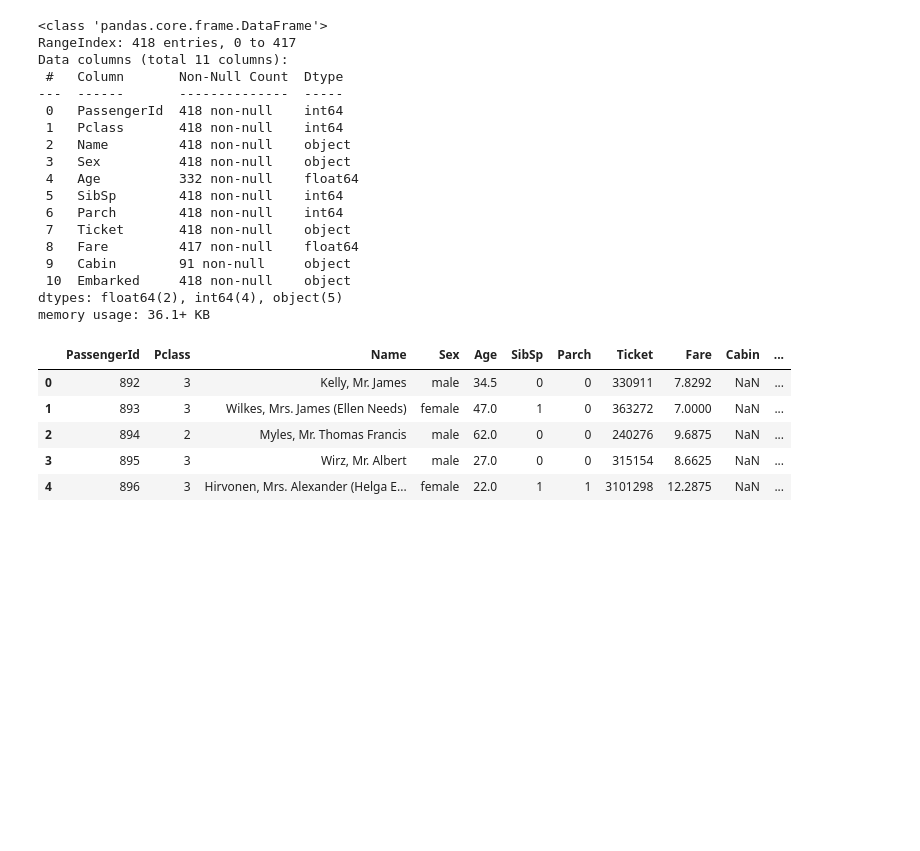
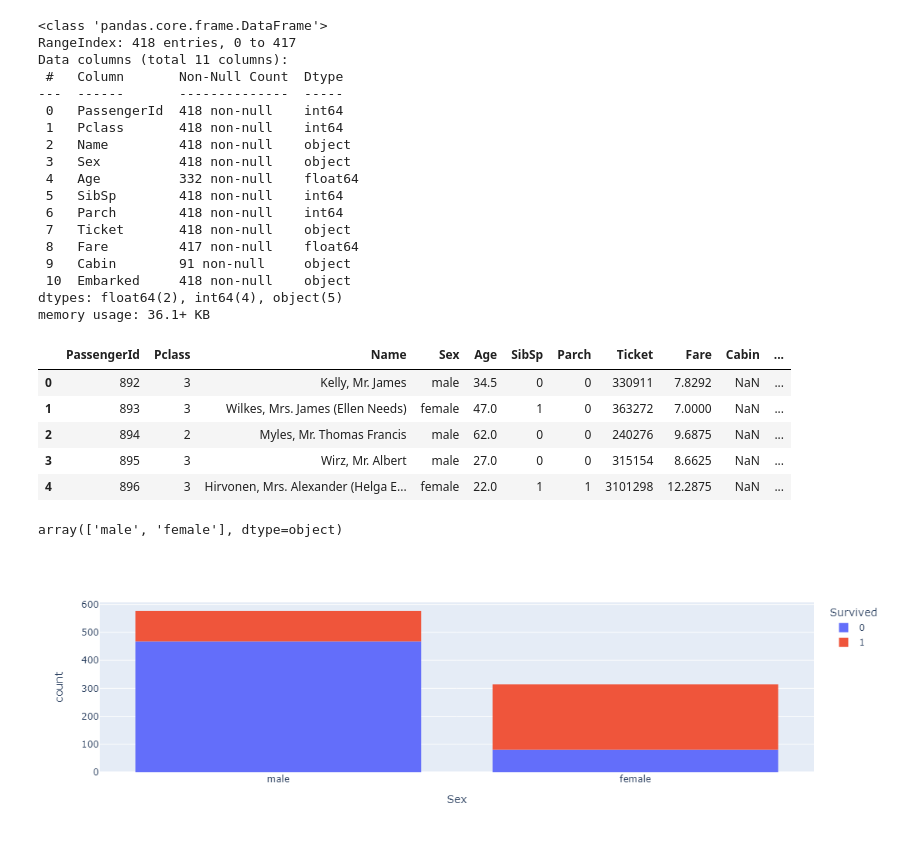
Before and after one commit to chloea31/machine_learning, a Jupyter notebook: notebooks/titanic.ipynb, the cells around one changed output. Cells and saved outputs as stored; diff of their text form; code cells hidden in the pictures; blank space fills up the shorter version.

Commit message:
add new version of the notebook with first insights from the training dataset

```diff
--- a/notebooks/titanic.ipynb
+++ b/notebooks/titanic.ipynb
@@ -80,3 +81,12 @@ memory usage: 36.1+ KB
 | 2 | 894 | 2 | Myles, Mr. Thomas Francis | male | 62.0 | 0 | 0 | 240276 | 9.6875 | NaN | ... |
 | 3 | 895 | 3 | Wirz, Mr. Albert | male | 27.0 | 0 | 0 | 315154 | 8.6625 | NaN | ... |
 | 4 | 896 | 3 | Hirvonen, Mrs. Alexander (Helga E... | female | 22.0 | 1 | 1 | 3101298 | 12.2875 | NaN | ... |
+# %%
+train["Sex"].unique()
+# %% [output]
+array(['male', 'female'], dtype=object)
+# %%
+fig = px.histogram(train, x = "Sex", color = "Survived")
+fig.show()
+# %% [output]
+[figure, added]
```
Also changed, not shown: parts of 1 cell of this notebook.
